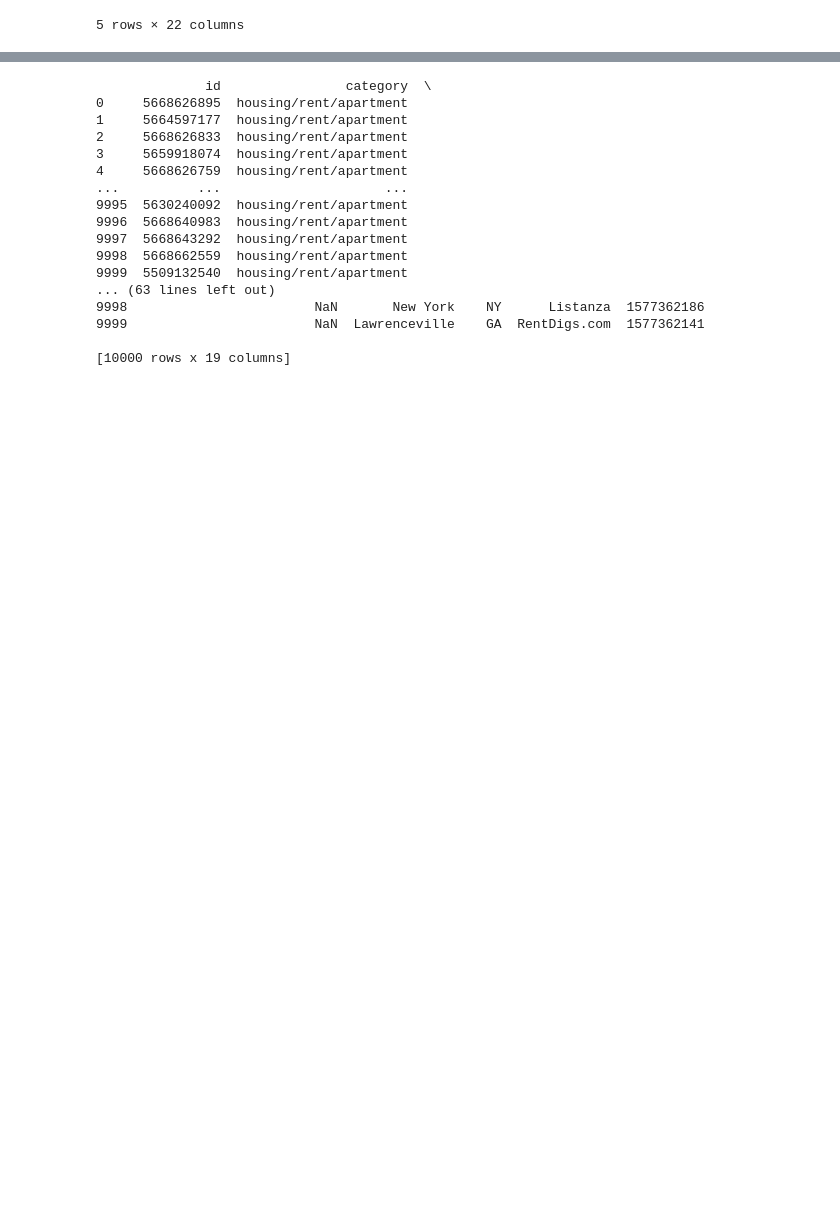
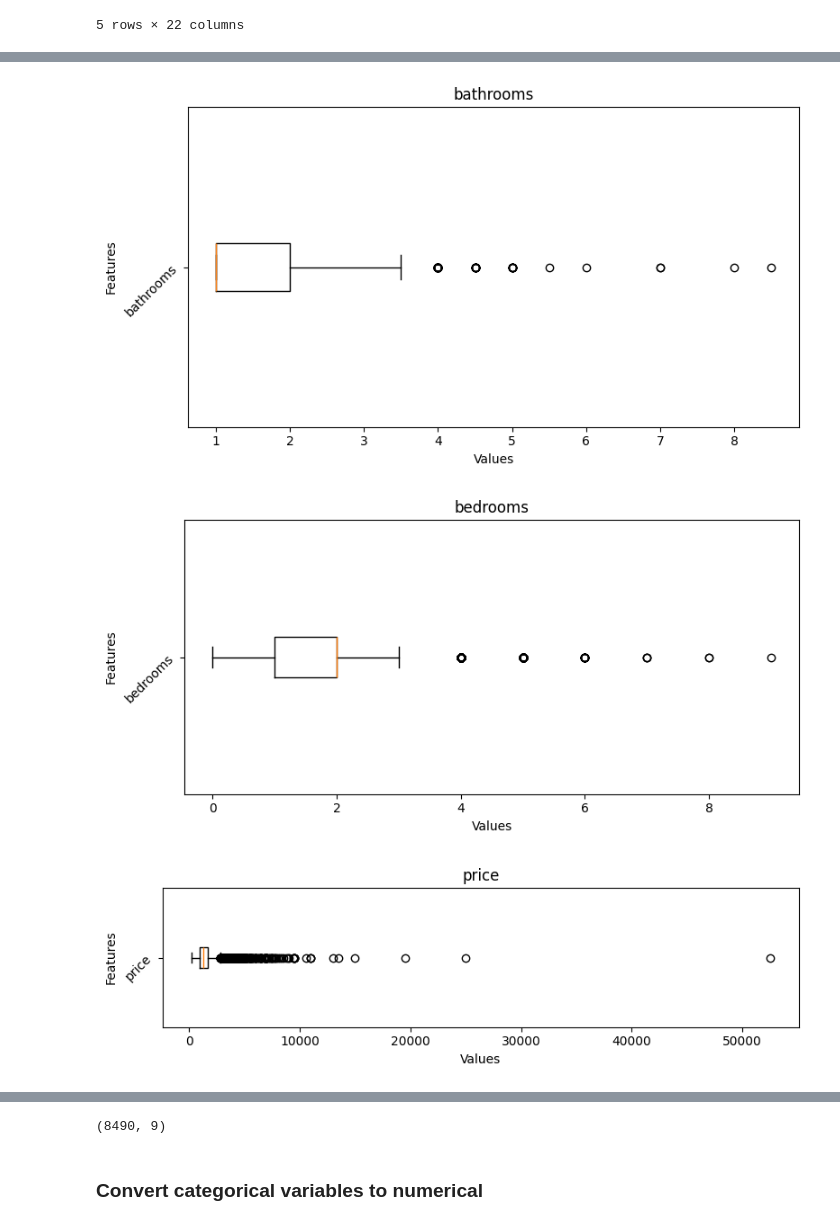
Before and after one commit to JoseEdSouza/machine-learning-works, a Jupyter notebook: rent/eda.ipynb, the cells around one changed output, grey strips where cells are left out. Saved outputs shown, nothing was run; the diff lists cells and outputs as text; code cells hidden in the pictures; blank space fills up the shorter version.

Commit message:
chore: add initial dataprocessing for rent dataset

```diff
--- a/rent/eda.ipynb
+++ b/rent/eda.ipynb
@@ -71,0 +102,4 @@ Name: amenities, Length: 10000, dtype: object
+# %%
+rent = filter_column(rent, "price_type", "Monthly")
+rent = rent.drop(columns=["price_type"])
+rent.shape
@@ -71,0 +108,4 @@ Name: amenities, Length: 10000, dtype: object
+# %%
+rent = filter_column(rent, "category", "housing/rent/apartment")
+rent = rent.drop(columns=["category"])
+rent.shape
@@ -71,0 +151,28 @@ Name: amenities, Length: 10000, dtype: object
+# %%
+def show_boxplot(
+    df: pd.DataFrame, columns: str | list[str], title: str, log_scale: bool = False
+) -> None:
+    """
+    Show a boxplot for a given series.
+    The function uses the IQR method to detect outliers.
+    """
+    plt.figure(figsize=(8, len(columns) / 2))
+    plt.title(title)
+    if isinstance(columns, str):
+        columns = [columns]
+    data = [df[col].dropna() for col in columns]
+    plt.boxplot(data, vert=False, tick_labels=columns)
+    if log_scale:
+        plt.xscale("log")
+    plt.xlabel("Values")
+    plt.ylabel("Features")
+    plt.yticks(rotation=45)  # Rotate the label names
+    plt.tight_layout()
+    plt.show()
+# %%
+outliers = detect_outliers(rent)
+outliers_columns = outliers["column"].tolist()
+
+outliers.sort_values(
+    by="outliers_percentage", ascending=False
+)
@@ -71,0 +197,7 @@ Name: amenities, Length: 10000, dtype: object
+# %%
+for col in outliers_columns:
+    show_boxplot(rent, col, col)
+# %% [output]
+[figure, added]
+[figure, added]
+[figure, added]
@@ -72,22 +212,11 @@ Name: amenities, Length: 10000, dtype: object
 # %%
-latitude_longitude = ["latitude", "longitude"]
-rent = rent.drop(columns=latitude_longitude)
-print(rent)
+for col in outliers_columns:
+    lower_bound, upper_bound = iqr_outlier_bounds(rent[col])
+    rent = remove_outliers(rent, col, lower_bound, upper_bound)
+
+rent = rent.reset_index(drop=True)
+rent.shape
 # %% [output]
-              id                category  \
-0     5668626895  housing/rent/apartment
-1     5664597177  housing/rent/apartment
-2     5668626833  housing/rent/apartment
-3     5659918074  housing/rent/apartment
-4     5668626759  housing/rent/apartment
-...          ...                     ...
-9995  5630240092  housing/rent/apartment
-9996  5668640983  housing/rent/apartment
-9997  5668643292  housing/rent/apartment
-9998  5668662559  housing/rent/apartment
-9999  5509132540  housing/rent/apartment
-... (63 lines left out)
-9998                        NaN       New York    NY      Listanza  1577362186
-9999                        NaN  Lawrenceville    GA  RentDigs.com  1577362141
-
-[10000 rows x 19 columns]
+(8490, 9)
+# %% [markdown]
+### Convert categorical variables to numerical
```
Also changed, not shown: parts of 29 cells of this notebook.
